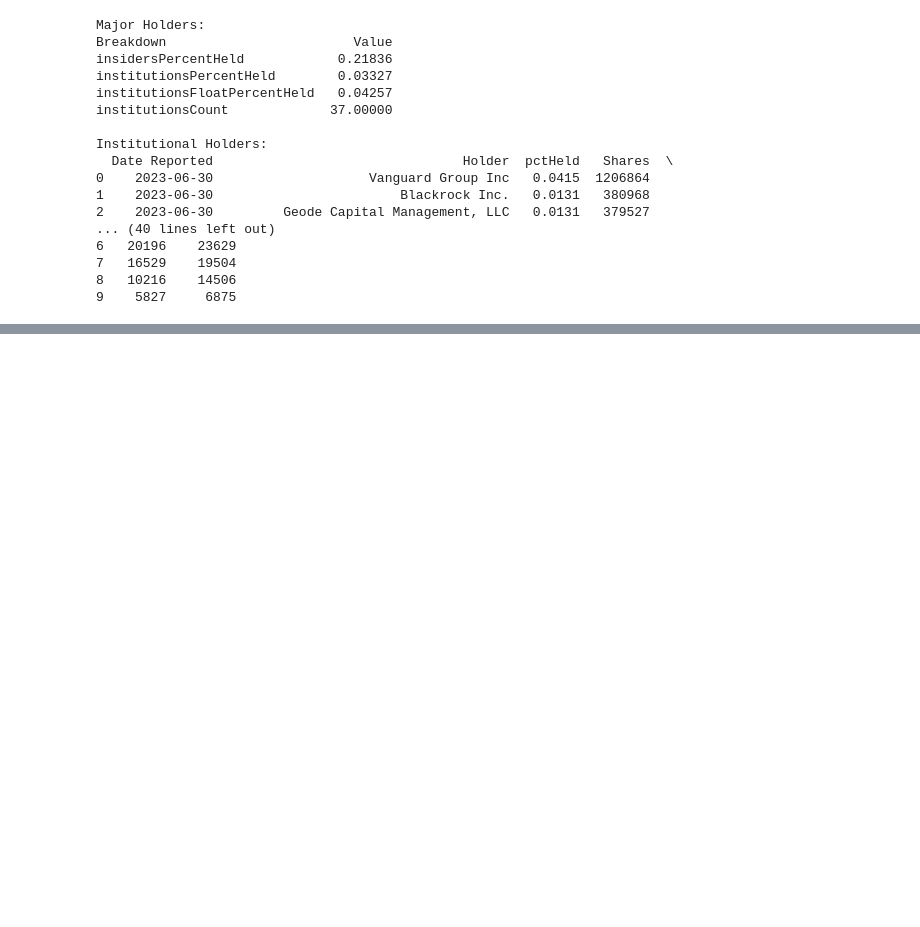
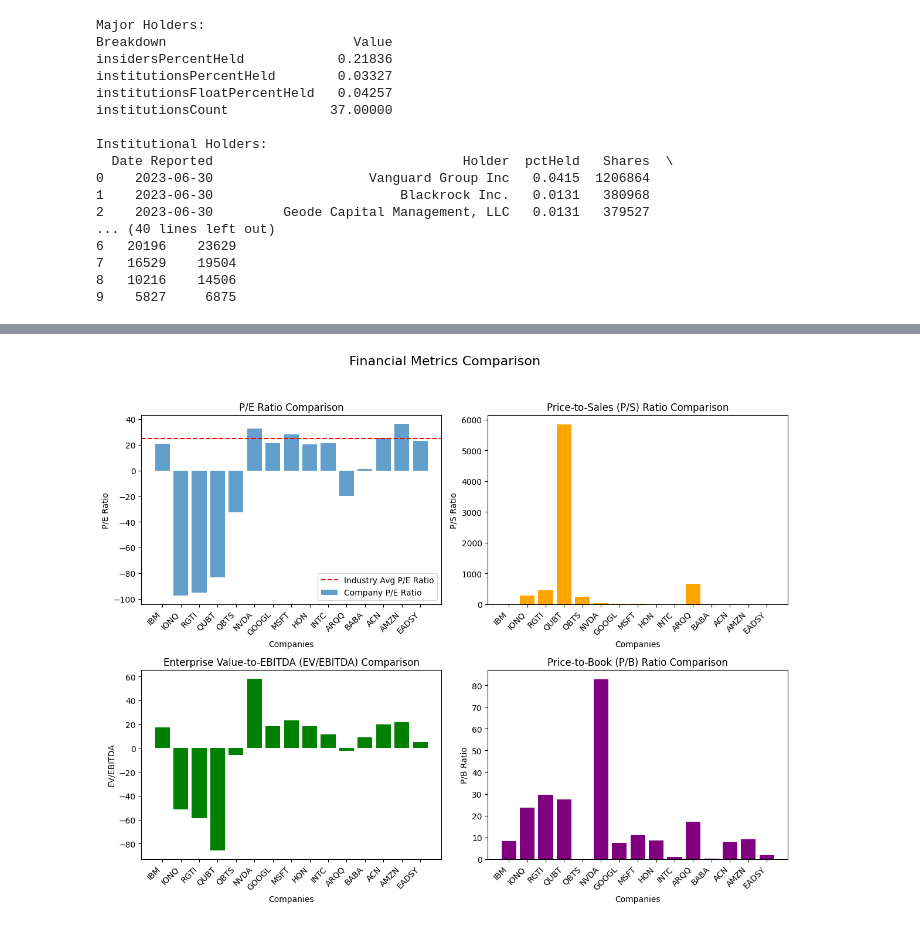
Before and after one commit to SagarPatange/small_cap_stock_analysis, a Jupyter notebook: notebooks/usingYFinance.ipynb, the cells around one changed output, grey strips where cells are left out. Drawn from its saved outputs; the diff is of its cells as text; code cells hidden in the pictures; blank space fills up the shorter version.

```diff
--- a/notebooks/usingYFinance.ipynb
+++ b/notebooks/usingYFinance.ipynb
@@ -309,0 +325,87 @@ Institutional Holders:
+# %%
+import yfinance as yf
+import matplotlib.pyplot as plt
+import numpy as np
+
+def compare_financial_metrics(tickers, industry_pe_ratio):
+    """
+    Create financial metric comparison charts for a list of companies.
+
+    Args:
+        tickers (list): List of stock ticker symbols.
+        industry_pe_ratio (float): Industry average P/E ratio for comparison.
+
+    Returns:
+        None
+    """
+    metrics = {
+        "Ticker": [],
+        "P/E Ratio": [],
+        "P/S Ratio": [],
+        "EV/EBITDA": [],
+        "P/B Ratio": []
+    }
+
+    for ticker in tickers:
+        stock = yf.Ticker(ticker)
+        info = stock.info
+
+        metrics["Ticker"].append(ticker)
+        metrics["P/E Ratio"].append(info.get("forwardPE", np.nan))
+        metrics["P/S Ratio"].append(info.get("priceToSalesTrailing12Months", np.nan))
+        metrics["EV/EBITDA"].append(info.get("enterpriseToEbitda", np.nan))
+        metrics["P/B Ratio"].append(info.get("priceToBook", np.nan))
+
+    # Ensure data is consistent for plotting
+    valid_indices = [i for i, pe in enumerate(metrics["P/E Ratio"]) if not np.isnan(pe)]
+    for key in metrics.keys():
+        if key != "Ticker":
+            metrics[key] = [metrics[key][i] for i in valid_indices]
+    metrics["Ticker"] = [metrics["Ticker"][i] for i in valid_indices]
+
+    # Create subplots
+    fig, axs = plt.subplots(2, 2, figsize=(12, 10))
+    fig.suptitle("Financial Metrics Comparison", fontsize=16)
+
+    # Plot P/E Ratio Comparison
+    axs[0, 0].bar(metrics["Ticker"], metrics["P/E Ratio"], label="Company P/E Ratio", alpha=0.7)
+    axs[0, 0].axhline(y=industry_pe_ratio, color='r', linestyle='--', label="Industry Avg P/E Ratio")
+    axs[0, 0].set_title("P/E Ratio Comparison")
+    axs[0, 0].set_ylabel("P/E Ratio")
+    axs[0, 0].legend()
+
+    # Plot P/S Ratio Comparison
+    axs[0, 1].bar(metrics["Ticker"], metrics["P/S Ratio"], color='orange')
+    axs[0, 1].set_title("Price-to-Sales (P/S) Ratio Comparison")
+    axs[0, 1].set_ylabel("P/S Ratio")
+
+    # Plot EV/EBITDA Comparison
+    axs[1, 0].bar(metrics["Ticker"], metrics["EV/EBITDA"], color='green')
+    axs[1, 0].set_title("Enterprise Value-to-EBITDA (EV/EBITDA) Comparison")
+    axs[1, 0].set_ylabel("EV/EBITDA")
+
+    # Plot P/B Ratio Comparison
+    axs[1, 1].bar(metrics["Ticker"], metrics["P/B Ratio"], color='purple')
+    axs[1, 1].set_title("Price-to-Book (P/B) Ratio Comparison")
+    axs[1, 1].set_ylabel("P/B Ratio")
+
+    # Adjust layout
+    for ax in axs.flat:
+        ax.set_xlabel("Companies")
+        ax.set_xticks(range(len(metrics["Ticker"])))
+        ax.set_xticklabels(metrics["Ticker"], rotation=45, ha="right")
+
+    plt.tight_layout(rect=[0, 0.03, 1, 0.95])
+    plt.show()
+
+
+# Example usage
+tickers = quantum_companies = [
+    'IBM', 'IONQ', 'RGTI', 'QUBT', 'QBTS', 'NVDA', 'GOOGL',
+    'MSFT', 'HON', 'INTC', 'ARQQ', 'BABA', 'ACN', 'FJTSY',
+    'NIPNF', 'AEXAY', 'AMZN', 'EADSY'
+]
+industry_pe_ratio = 25  # Example industry average P/E ratio
+compare_financial_metrics(tickers, industry_pe_ratio)
+# %% [output]
+[figure, added]
```
Also changed, not shown: parts of 1 cell of this notebook, 1 other file.
